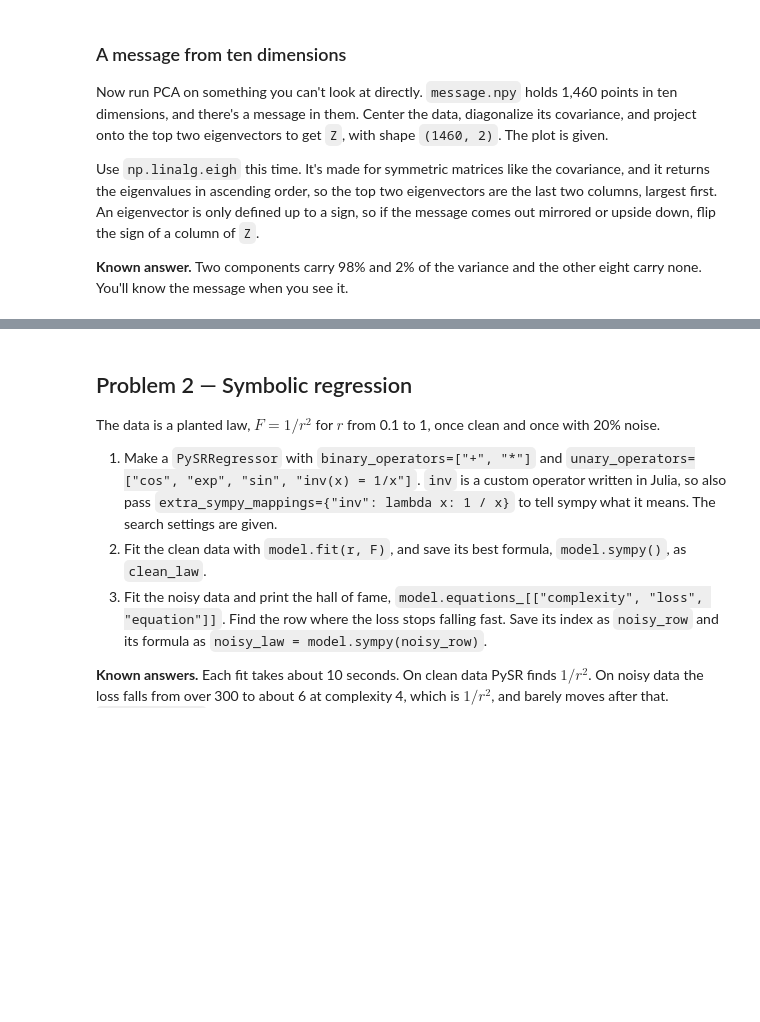
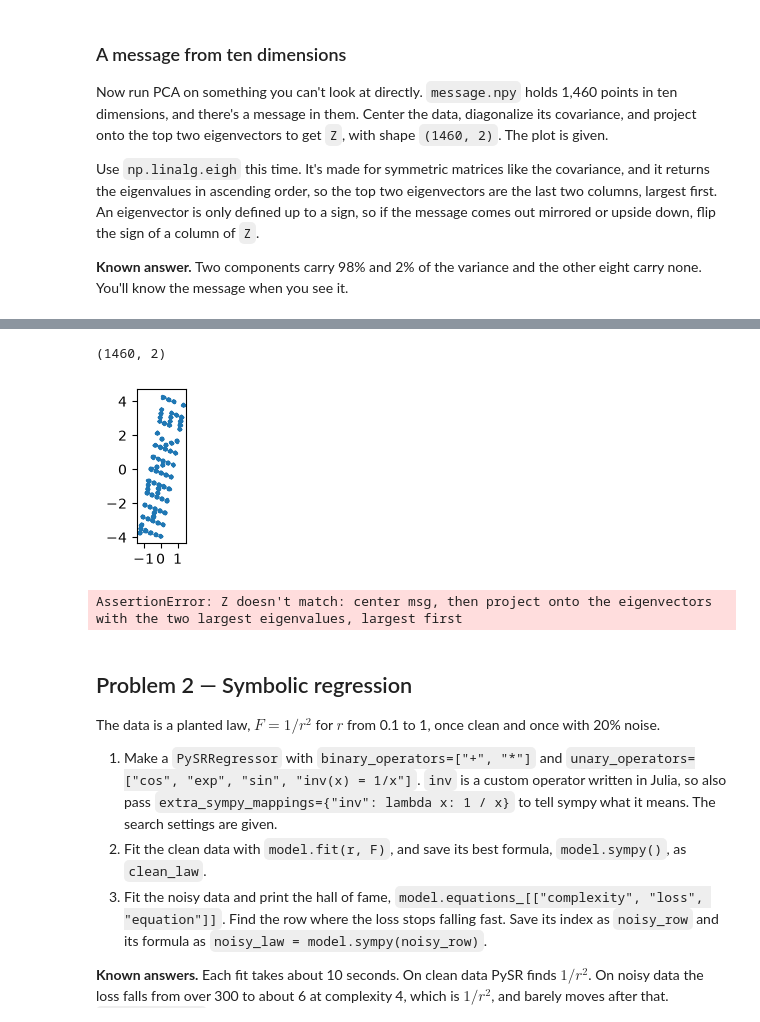
Before and after one commit to CarterDW/COMP2026, a Jupyter notebook: notebooks/11_Finding_Structure.ipynb, the cells around one changed output, grey strips where cells are left out. Cells and saved outputs as stored; diff of their text form; code cells hidden in the pictures; blank space fills up the shorter version.

```diff
--- a/notebooks/11_Finding_Structure.ipynb
+++ b/notebooks/11_Finding_Structure.ipynb
@@ -140,11 +155,30 @@ msg.shape
 # %%
 # FILL IN: center msg, diagonalize its covariance with np.linalg.eigh, and project onto
 # the top two eigenvectors as Z, shape (1460, 2). Flip signs until the message reads right.
+N2 = len(msg)
+centeredmsg = msg - msg.mean(axis=0)
+
+C2 = centeredmsg.T @ centeredmsg/N2
+
+eigvals2, eigvecs2 = np.linalg.eigh(C2)
+order2 = np.argsort(-eigvals2)
+eigvals2 = eigvals2[order2]
+eigvecs2 = eigvecs2[order2]
+
+eigenvecs2 = eigvecs2[:, [0,1]]
+
+
+Z = centeredmsg @ eigenvecs2
+print(Z.shape)
+Z[:, 0] = - Z[:, 0]
 
 plt.figure(figsize=(10, 2))           # GIVEN: equal axes, or the message gets squashed
 plt.scatter(Z[:, 0], Z[:, 1], s=2)
 plt.gca().set_aspect("equal")
 plt.show()
+# %% [output]
+(1460, 2)
+[figure, added]
 # %%
 # CHECK (given): the first three points, projected the right way up
 upright = np.array([[-16.754, 1.687039], [-16.783599, 1.75164], [-16.928352, 1.691128]])
@@ -157,6 +191,8 @@ if not np.allclose(Z[:3], upright, atol=1e-4):
                          "message read backward or upside down")
 print(f"Z keeps {100 * Z.var(axis=0).sum() / msg.var(axis=0).sum():.1f}% of the variance")
 print("PASS")
+# %% [output]
+AssertionError: Z doesn't match: center msg, then project onto the eigenvectors with the two largest eigenvalues, largest first
 # %% [markdown]
 ## Problem 2 — Symbolic regression
 
```
Also changed, not shown: parts of 12 cells of this notebook.
